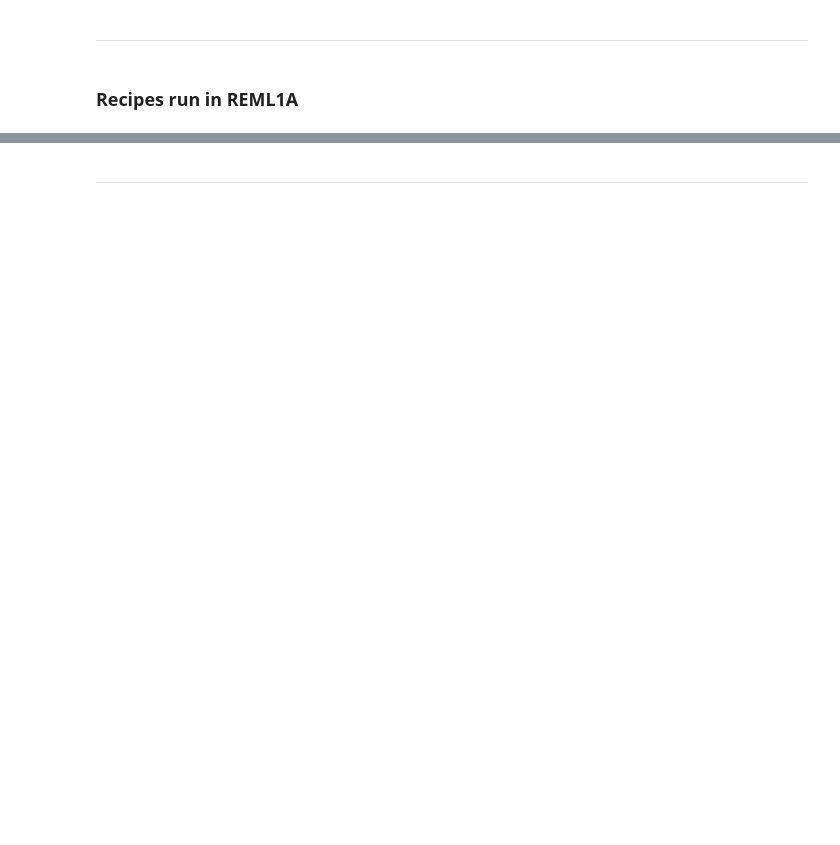
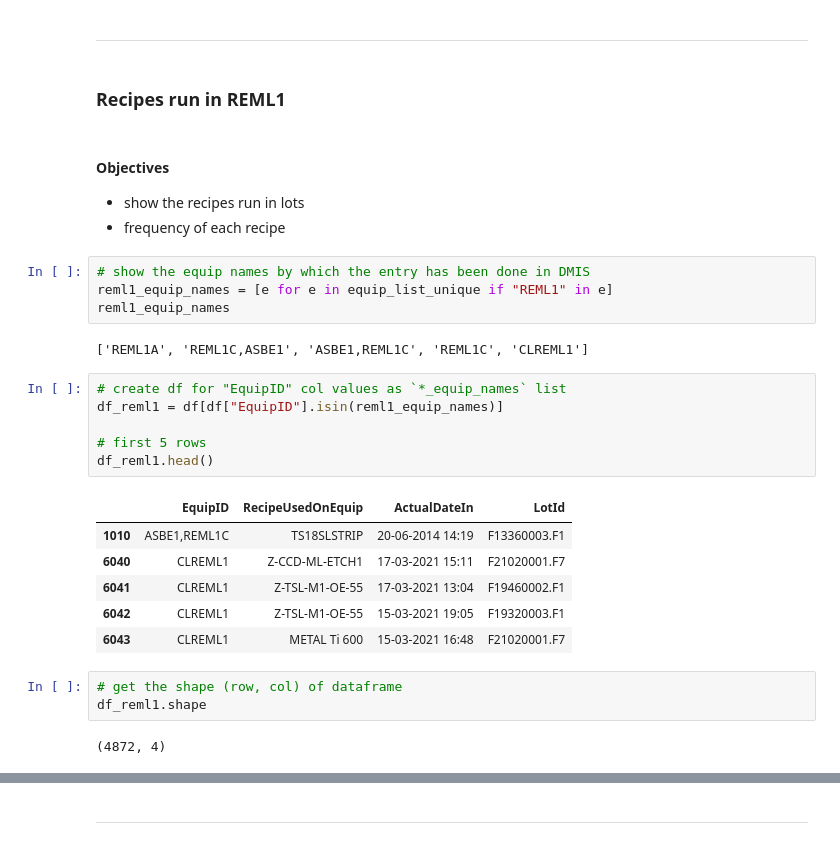
Before and after one commit to abhi3700/work-23, a Jupyter notebook: coding/notebook.ipynb, the cells around one changed output, grey strips where cells are left out. Saved outputs shown, nothing was run; the diff lists cells and outputs as text; blank space fills up the shorter version.

Commit message:
recipes for REML1, REOX1, REPL1, RESP1 -- DONE

```diff
--- a/coding/notebook.ipynb
+++ b/coding/notebook.ipynb
@@ -184,4 +192,32 @@ recipes_asfe1
 # %% [markdown]
 ----------------------------------------------------------------------------------------------------------------
 # %% [markdown]
-### Recipes run in REML1A
+### Recipes run in REML1
+# %% [markdown]
+#### Objectives
+* show the recipes run in lots
+* frequency of each recipe
+# %%
+# show the equip names by which the entry has been done in DMIS
+reml1_equip_names = [e for e in equip_list_unique if "REML1" in e]
+reml1_equip_names
+# %% [output]
+['REML1A', 'REML1C,ASBE1', 'ASBE1,REML1C', 'REML1C', 'CLREML1']
+# %%
+# create df for "EquipID" col values as `*_equip_names` list
+df_reml1 = df[df["EquipID"].isin(reml1_equip_names)]
+
+# first 5 rows
+df_reml1.head()
+# %% [output]
+|  | EquipID | RecipeUsedOnEquip | ActualDateIn | LotId |
+| 1010 | ASBE1,REML1C | TS18SLSTRIP | 20-06-2014 14:19 | F13360003.F1 |
+| 6040 | CLREML1 | Z-CCD-ML-ETCH1 | 17-03-2021 15:11 | F21020001.F7 |
+| 6041 | CLREML1 | Z-TSL-M1-OE-55 | 17-03-2021 13:04 | F19460002.F1 |
+| 6042 | CLREML1 | Z-TSL-M1-OE-55 | 15-03-2021 19:05 | F19320003.F1 |
+| 6043 | CLREML1 | METAL Ti 600 | 15-03-2021 16:48 | F21020001.F7 |
+# %%
+# get the shape (row, col) of dataframe
+df_reml1.shape
+# %% [output]
+(4872, 4)
```
Also changed, not shown: parts of 26 cells of this notebook, 3 other files.
